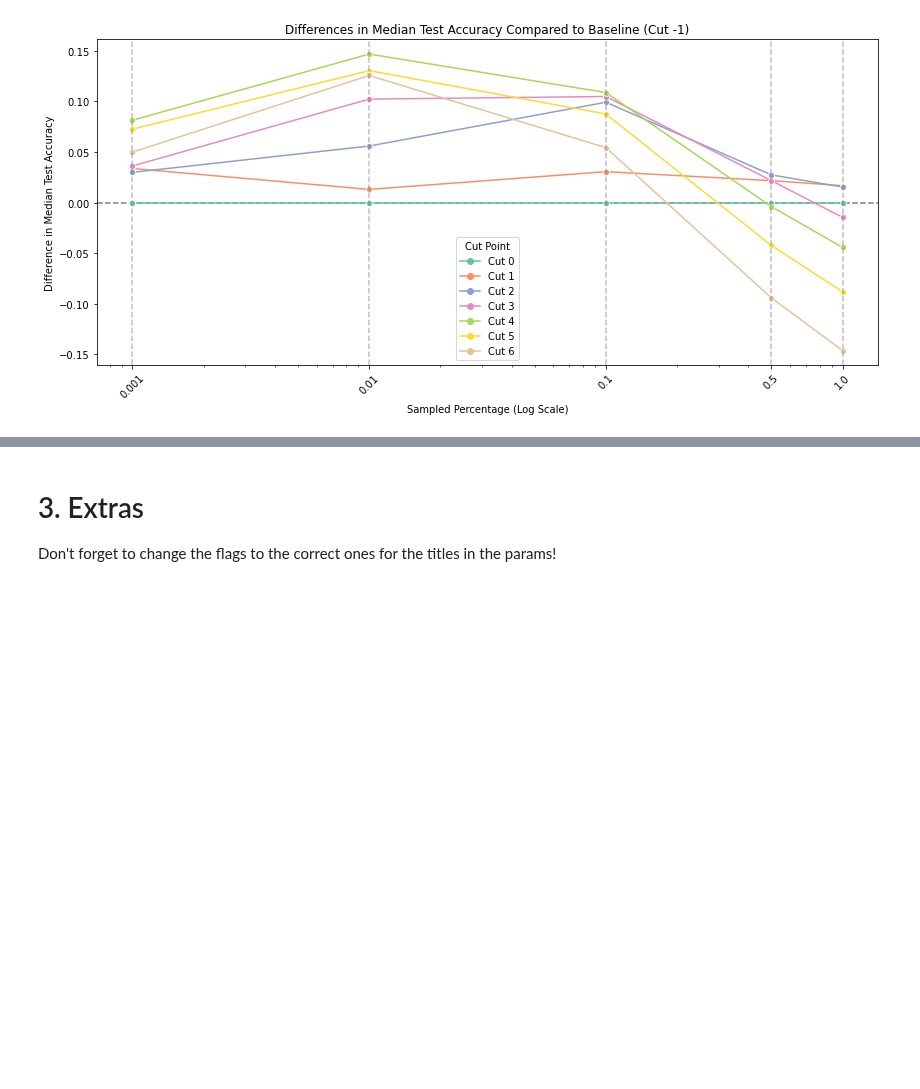
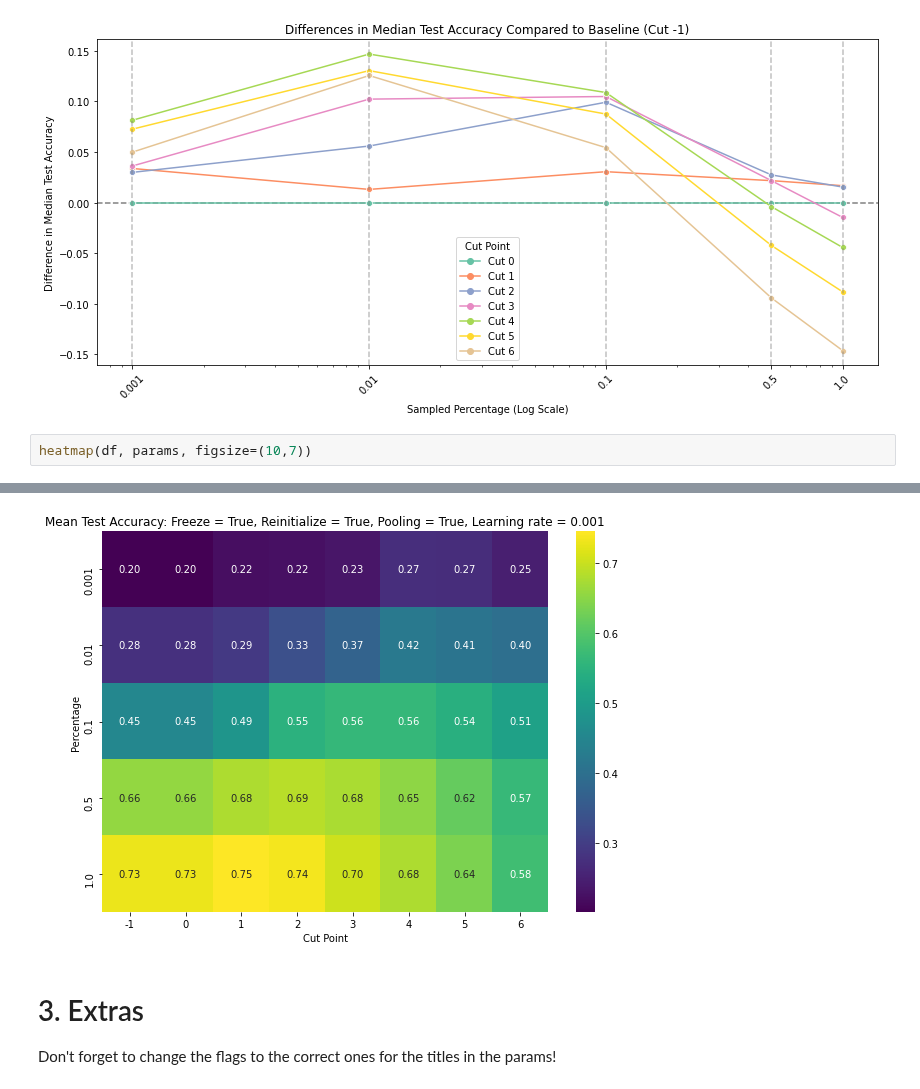
Before and after one commit to tusharmanekar/mp-tl-study, a Jupyter notebook: CIFAR/visualizations.ipynb, the cells around one changed output, grey strips where cells are left out. Drawn from its saved outputs; the diff is of its cells as text; blank space fills up the shorter version.

```diff
--- a/CIFAR/visualizations.ipynb
+++ b/CIFAR/visualizations.ipynb
@@ -99,3 +96,6 @@ compare_to_baseline_line_plot(df)
 # %% [output]
 <module 'matplotlib.pyplot' from '/opt/anaconda/lib/python3.7/site-packages/matplotlib/pyplot.py'>
 [figure]
+# %%
+heatmap(df, params, figsize=(10,7))
+# %% [output]
@@ -102,3 +103,4 @@ compare_to_baseline_line_plot(df)
+[figure, added]
 # %% [markdown]
 # 3. Extras
 Don't forget to change the flags to the correct ones for the titles in the params!
```
Also changed, not shown: parts of 7 cells of this notebook, 27 other files.
